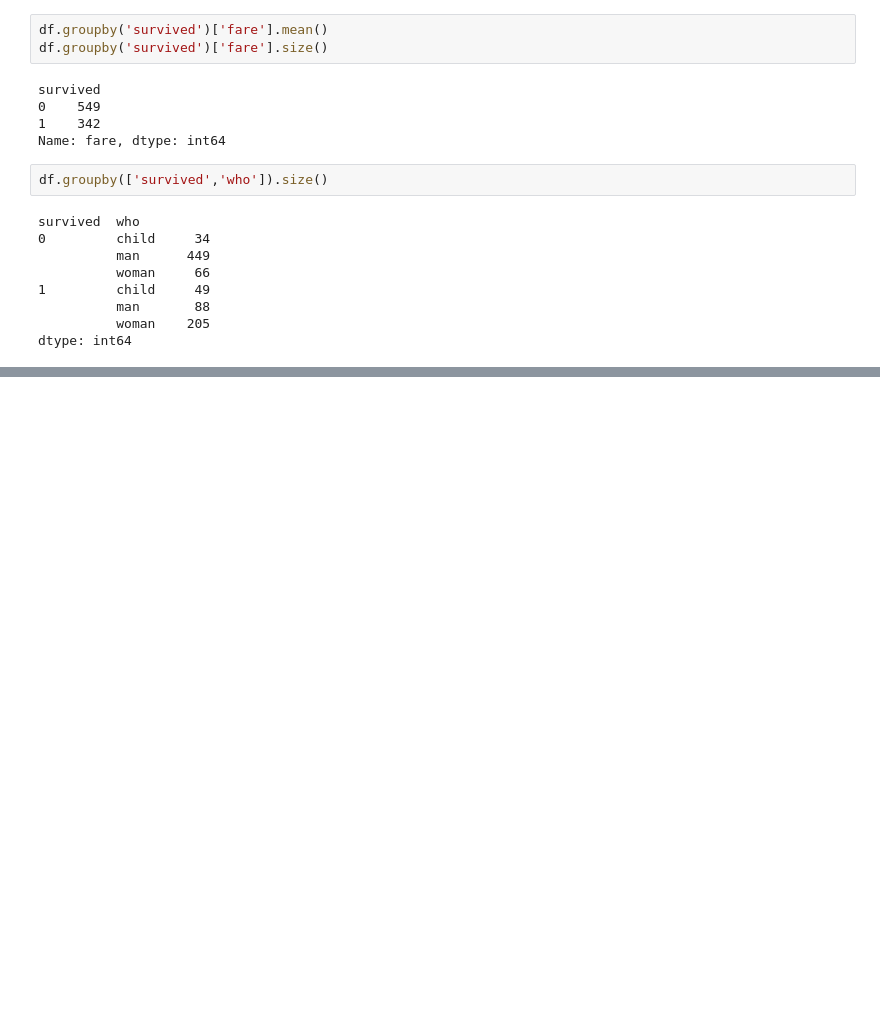
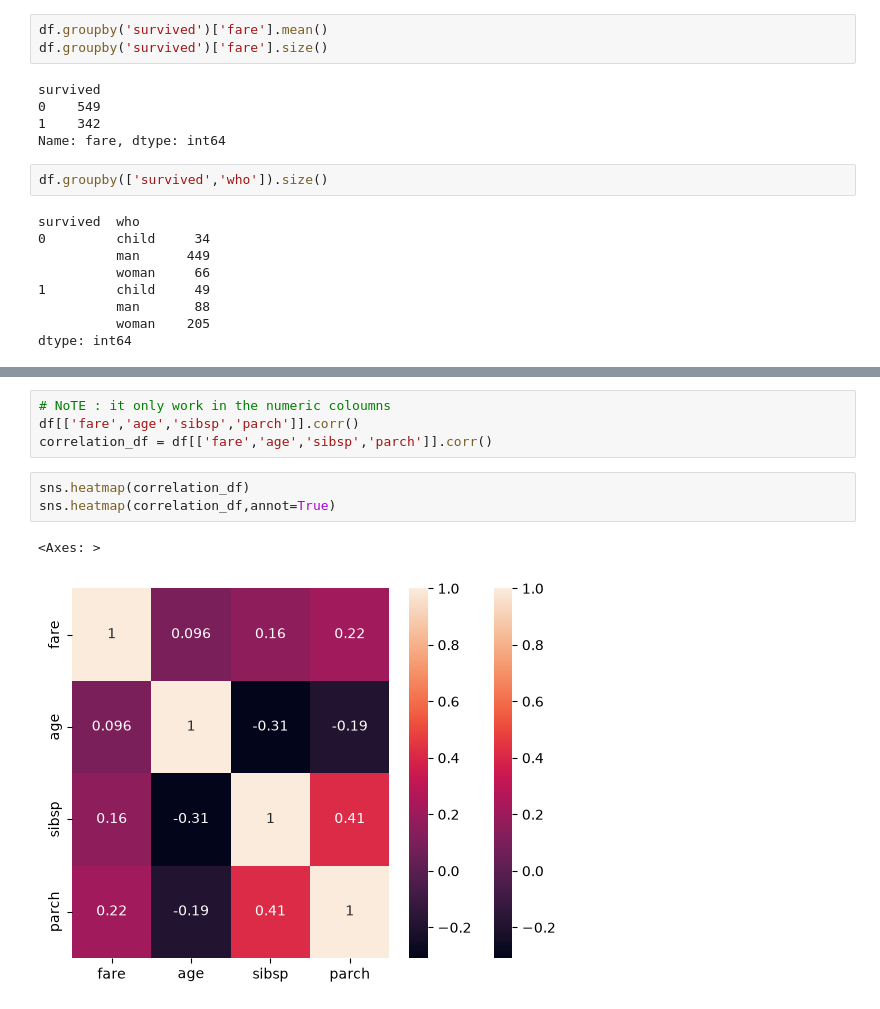
Before and after one commit to sarvesh9213/AI_ENGINEERING, a Jupyter notebook: pandas/codenaics_panda.ipynb, the cells around one changed output, grey strips where cells are left out. Saved outputs shown, nothing was run; the diff lists cells and outputs as text; blank space fills up the shorter version.

```diff
--- a/pandas/codenaics_panda.ipynb
+++ b/pandas/codenaics_panda.ipynb
@@ -317,0 +340,10 @@ dtype: int64
+# %%
+# NoTE : it only work in the numeric coloumns
+df[['fare','age','sibsp','parch']].corr()
+correlation_df = df[['fare','age','sibsp','parch']].corr()
+# %%
+sns.heatmap(correlation_df)
+sns.heatmap(correlation_df,annot=True)
+# %% [output]
+<Axes: >
+[figure, added]
```
Also changed, not shown: parts of 2 cells of this notebook.
